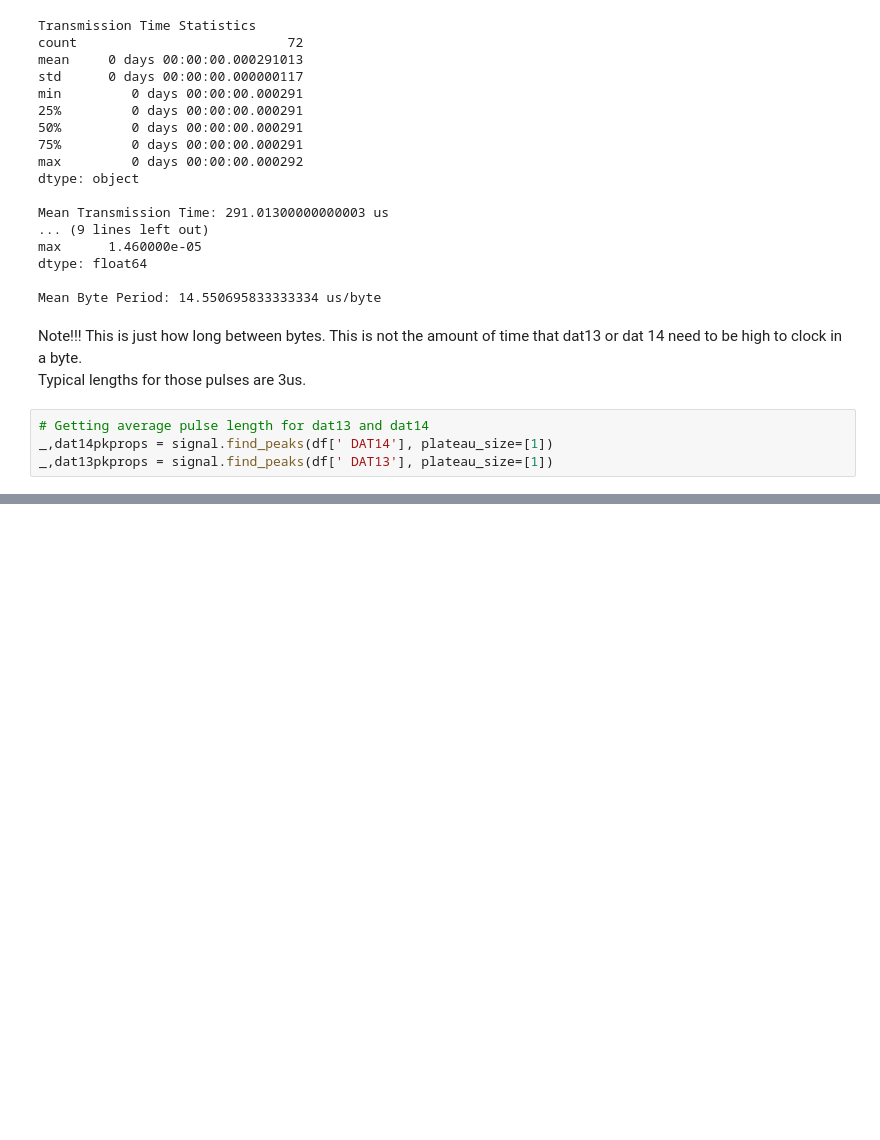
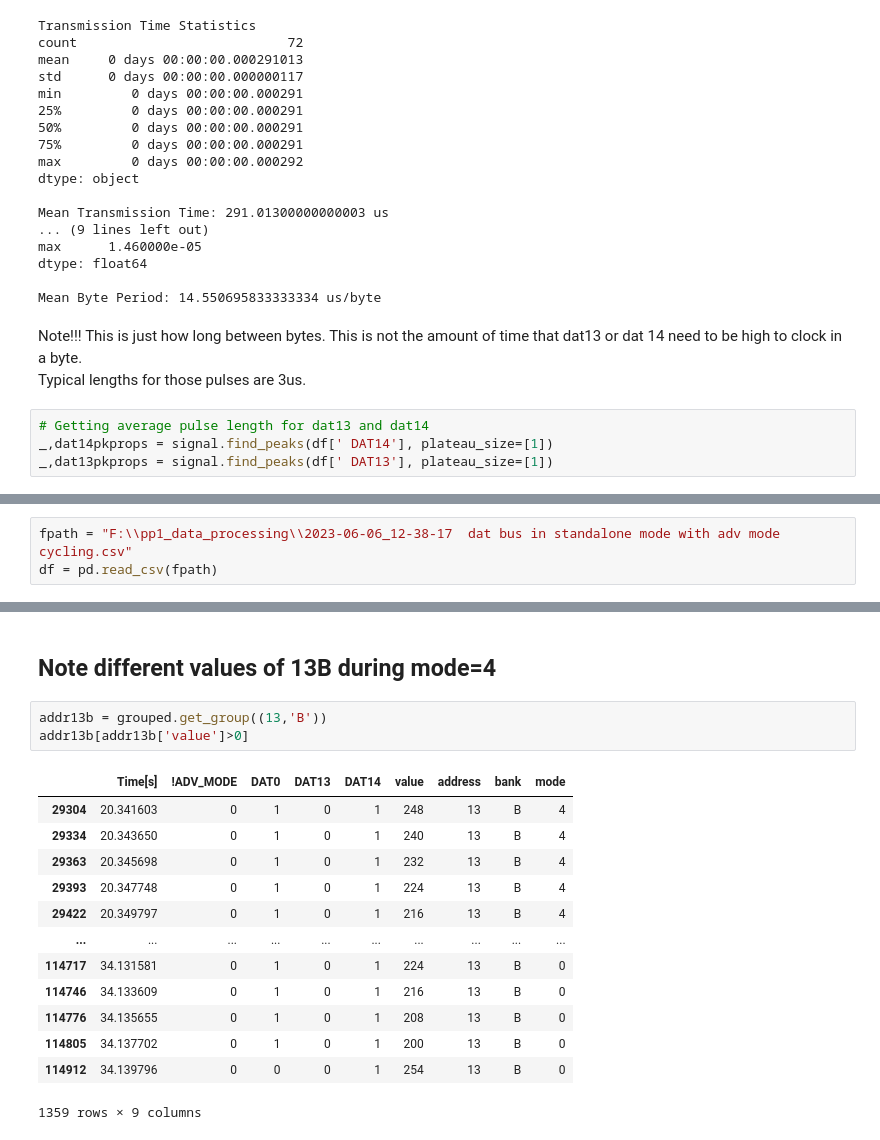
Before and after one commit to ebtrac/pp1_data_processing, a Jupyter notebook: pp1_dat_bus_processing.ipynb, the cells around one changed output, grey strips where cells are left out. Drawn from its saved outputs; the diff is of its cells as text; blank space fills up the shorter version.

```diff
--- a/pp1_dat_bus_processing.ipynb
+++ b/pp1_dat_bus_processing.ipynb
@@ -418,0 +421,3 @@ _,dat13pkprops = signal.find_peaks(df[' DAT13'], plateau_size=[1])
+# %%
+fpath = "F:\\pp1_data_processing\\2023-06-06_12-38-17  dat bus in standalone mode with adv mode cycling.csv"
+df = pd.read_csv(fpath)
@@ -418,0 +541,19 @@ _,dat13pkprops = signal.find_peaks(df[' DAT13'], plateau_size=[1])
+# %% [markdown]
+## Note different values of 13B during mode=4
+# %%
+addr13b = grouped.get_group((13,'B'))
+addr13b[addr13b['value']>0]
+# %% [output]
+|  | Time[s] | !ADV_MODE | DAT0 | DAT13 | DAT14 | value | address | bank | mode |
+| 29304 | 20.341603 | 0 | 1 | 0 | 1 | 248 | 13 | B | 4 |
+| 29334 | 20.343650 | 0 | 1 | 0 | 1 | 240 | 13 | B | 4 |
+| 29363 | 20.345698 | 0 | 1 | 0 | 1 | 232 | 13 | B | 4 |
+| 29393 | 20.347748 | 0 | 1 | 0 | 1 | 224 | 13 | B | 4 |
+| 29422 | 20.349797 | 0 | 1 | 0 | 1 | 216 | 13 | B | 4 |
+| ... | ... | ... | ... | ... | ... | ... | ... | ... | ... |
+| 114717 | 34.131581 | 0 | 1 | 0 | 1 | 224 | 13 | B | 0 |
+| 114746 | 34.133609 | 0 | 1 | 0 | 1 | 216 | 13 | B | 0 |
+| 114776 | 34.135655 | 0 | 1 | 0 | 1 | 208 | 13 | B | 0 |
+| 114805 | 34.137702 | 0 | 1 | 0 | 1 | 200 | 13 | B | 0 |
+| 114912 | 34.139796 | 0 | 0 | 0 | 1 | 254 | 13 | B | 0 |
+1359 rows × 9 columns
```
Also changed, not shown: parts of 16 cells of this notebook.
